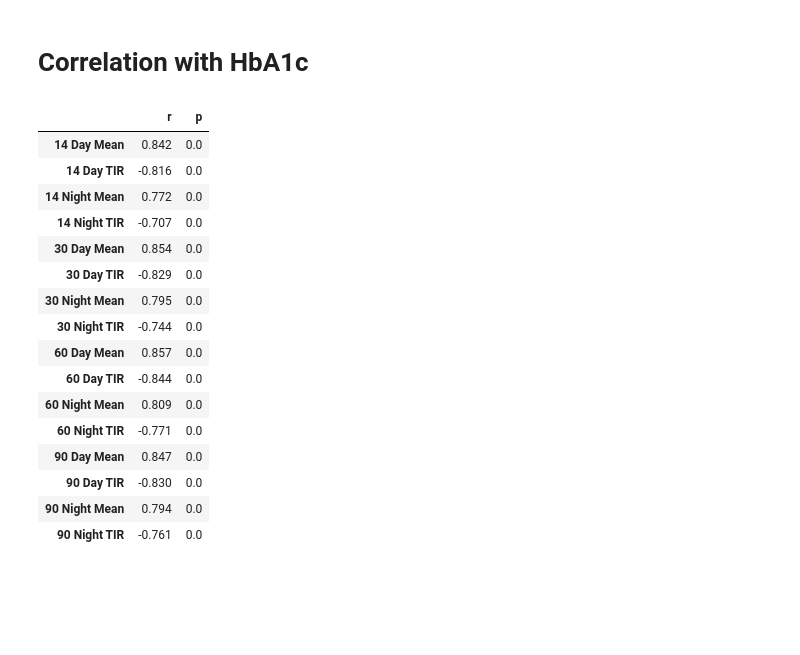
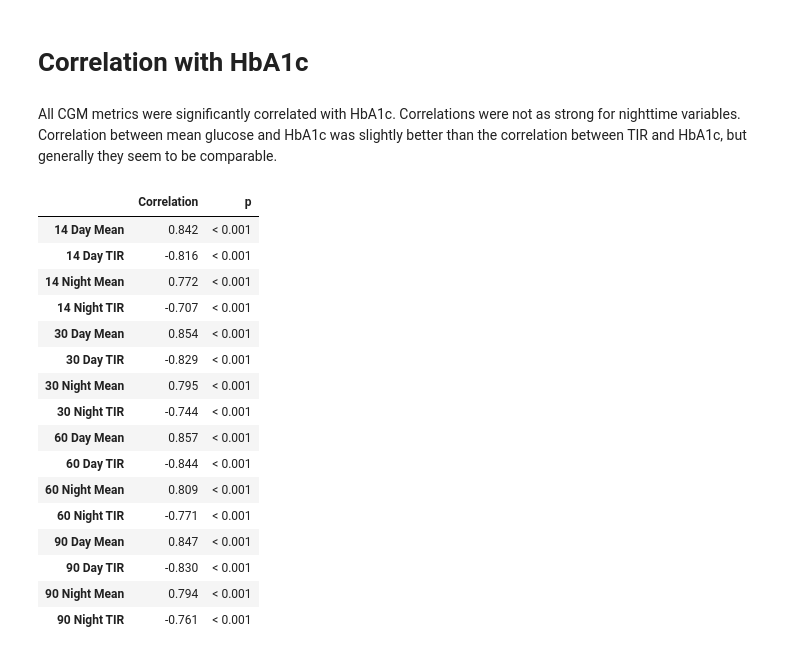
Before and after one commit to childhealthbiostatscore/BDC-Code, a Jupyter notebook: Viral Shah/Day and Night CGM/day_night_cgm.ipynb, the cells around one changed output. Drawn from its saved outputs; the diff is of its cells as text; code cells hidden in the pictures; blank space fills up the shorter version.

```diff
--- a/Viral Shah/Day and Night CGM/day_night_cgm.ipynb
+++ b/Viral Shah/Day and Night CGM/day_night_cgm.ipynb
@@ -61,30 +60,37 @@ df.hist(ax = ax);# Semicolon hides the matplotlib descriptions in Jupyter
 [figure]
 # %% [markdown]
 # Correlation with HbA1c
+# %% [markdown]
+All CGM metrics were significantly correlated with HbA1c. Correlations were not as strong for nighttime variables. Correlation between mean glucose and HbA1c was slightly better than the correlation between TIR and HbA1c, but generally they seem to be comparable.
 # %%
-# Print correlation coefficient for each CGM variable with HbA1c
-res = {"r":[],"p":[]}
+# Correlation for each CGM variable with HbA1c
+res = {"Correlation":[],"p":[]}
 for v in cgm_vars:
-    res['r'].append(round(stats.pearsonr(x = df[v],y = df['HbA1c'])[0],3))
-    res['p'].append(round(stats.pearsonr(x = df[v],y = df['HbA1c'])[1],3))
+    res['Correlation'].append(stats.pearsonr(x = df[v],y = df['HbA1c'])[0])
+    res['p'].append(stats.pearsonr(x = df[v],y = df['HbA1c'])[1])
 res=pd.DataFrame(data=res)
 res.index = cgm_vars
+# Adjust p values
+res['p'] = multipletests(res['p'],alpha=0.05,method='fdr_bh')[1]
+# Format
+res['p'] = ["< 0.001" if p < 0.001 else p for p in res['p']]
+res['Correlation'] = round(res['Correlation'],3)
 res
 # %% [output]
-|  | r | p |
-| 14 Day Mean | 0.842 | 0.0 |
-| 14 Day TIR | -0.816 | 0.0 |
-| 14 Night Mean | 0.772 | 0.0 |
-| 14 Night TIR | -0.707 | 0.0 |
-| 30 Day Mean | 0.854 | 0.0 |
-| 30 Day TIR | -0.829 | 0.0 |
-| 30 Night Mean | 0.795 | 0.0 |
-| 30 Night TIR | -0.744 | 0.0 |
-| 60 Day Mean | 0.857 | 0.0 |
-| 60 Day TIR | -0.844 | 0.0 |
-| 60 Night Mean | 0.809 | 0.0 |
-| 60 Night TIR | -0.771 | 0.0 |
-| 90 Day Mean | 0.847 | 0.0 |
-| 90 Day TIR | -0.830 | 0.0 |
-| 90 Night Mean | 0.794 | 0.0 |
-| 90 Night TIR | -0.761 | 0.0 |
+|  | Correlation | p |
+| 14 Day Mean | 0.842 | < 0.001 |
+| 14 Day TIR | -0.816 | < 0.001 |
+| 14 Night Mean | 0.772 | < 0.001 |
+| 14 Night TIR | -0.707 | < 0.001 |
+| 30 Day Mean | 0.854 | < 0.001 |
+| 30 Day TIR | -0.829 | < 0.001 |
+| 30 Night Mean | 0.795 | < 0.001 |
+| 30 Night TIR | -0.744 | < 0.001 |
+| 60 Day Mean | 0.857 | < 0.001 |
+| 60 Day TIR | -0.844 | < 0.001 |
+| 60 Night Mean | 0.809 | < 0.001 |
+| 60 Night TIR | -0.771 | < 0.001 |
+| 90 Day Mean | 0.847 | < 0.001 |
+| 90 Day TIR | -0.830 | < 0.001 |
+| 90 Night Mean | 0.794 | < 0.001 |
+| 90 Night TIR | -0.761 | < 0.001 |
```
Also changed, not shown: parts of 3 cells of this notebook.
